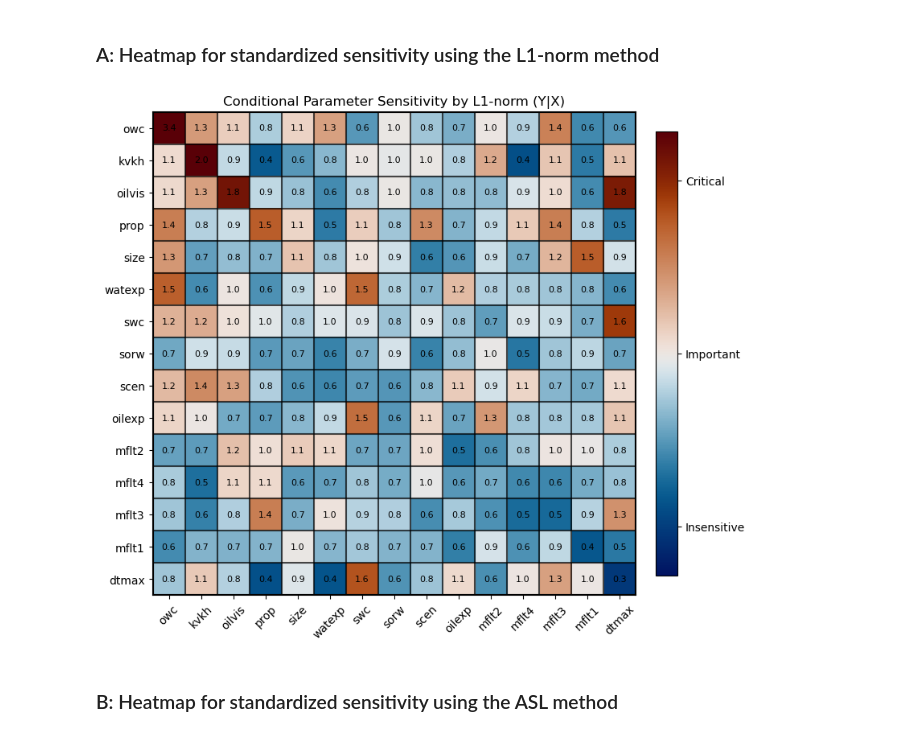
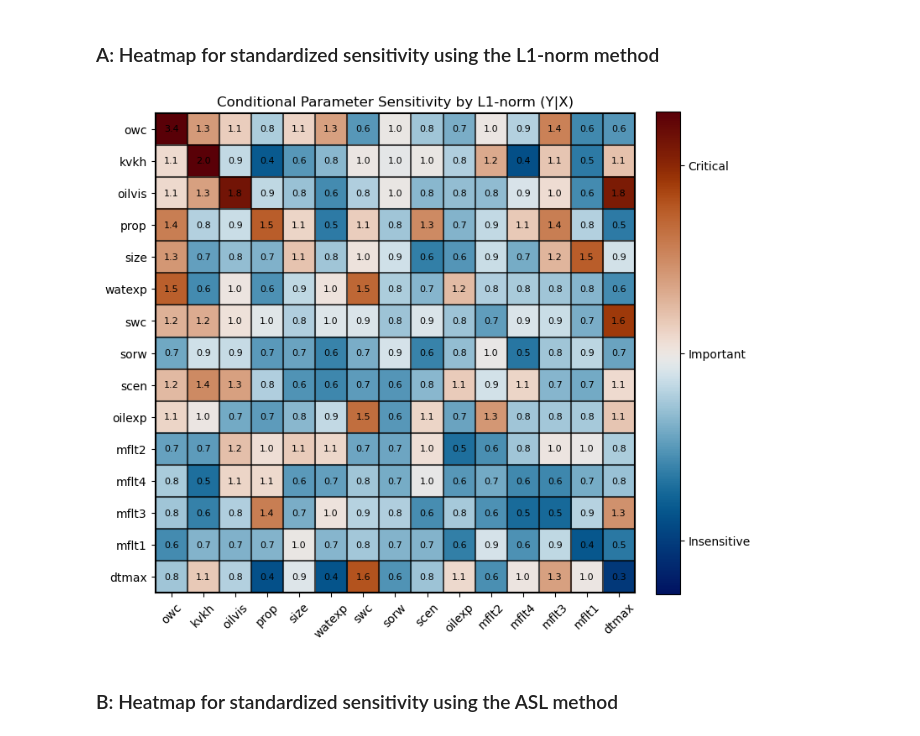
Before and after one commit to Stanford-Mineral-X/DGSA, a Jupyter notebook: notebooks/DGSA_visualization_Park2016.ipynb, the cells around one changed output. Cells and saved outputs as stored; diff of their text form; code cells hidden in the pictures.

Commit message:
saved high quality figures

```diff
--- a/notebooks/DGSA_visualization_Park2016.ipynb
+++ b/notebooks/DGSA_visualization_Park2016.ipynb
@@ -125,18 +141,26 @@ fig_conditional_pareto_by_bin = conditional_pareto_by_bin(
 # %%
 from visualization.conditional_heatmap import conditional_heatmap_standardized
 
 fig_conditional_heatmap_standardized_l1norm = conditional_heatmap_standardized(
     single_sensitivity_results =  DGSA_results['single_l1norm'], # results for single parameter sensitivity
     conditional_sensitivity_results = DGSA_results['conditional_l1norm'], # results for conditional parameter sensitivity
     parameter_names = DGSA_results['parameter_names'], # model parameter names
     title = "Conditional Parameter Sensitivity by L1-norm (Y|X)", # plot title
-    fig_size = (8, 7), # figure size
+    fig_size = (8, 7.5), # figure size
     font = 'DejaVu Sans', # font family
     font_size = 10, # font size
     show_values = True  # whether to show sensitivity values in the heatmap
 )
+
+# # Save the figure
+# fig_conditional_heatmap_standardized_l1norm.savefig(
+#     root_path / "results" / f"{case_name}_conditional_l1norm.tiff",
+#     dpi=400,
+#     format="tiff",
+#     pil_kwargs={"compression": "tiff_lzw"}
+# )
 # %% [output]
-[figure, old version]
+[figure, new version]
 # %% [markdown]
 ### B: Heatmap for standardized sensitivity using the ASL method
 # %%
```
Also changed, not shown: parts of 5 cells of this notebook, 14 other files.
